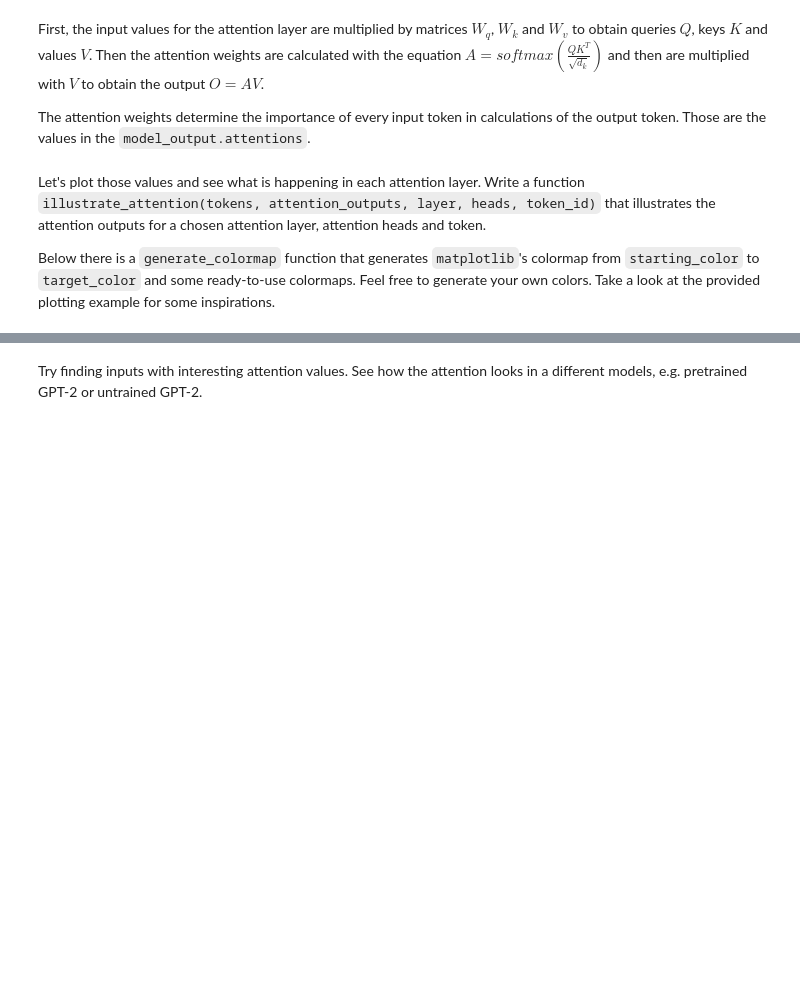
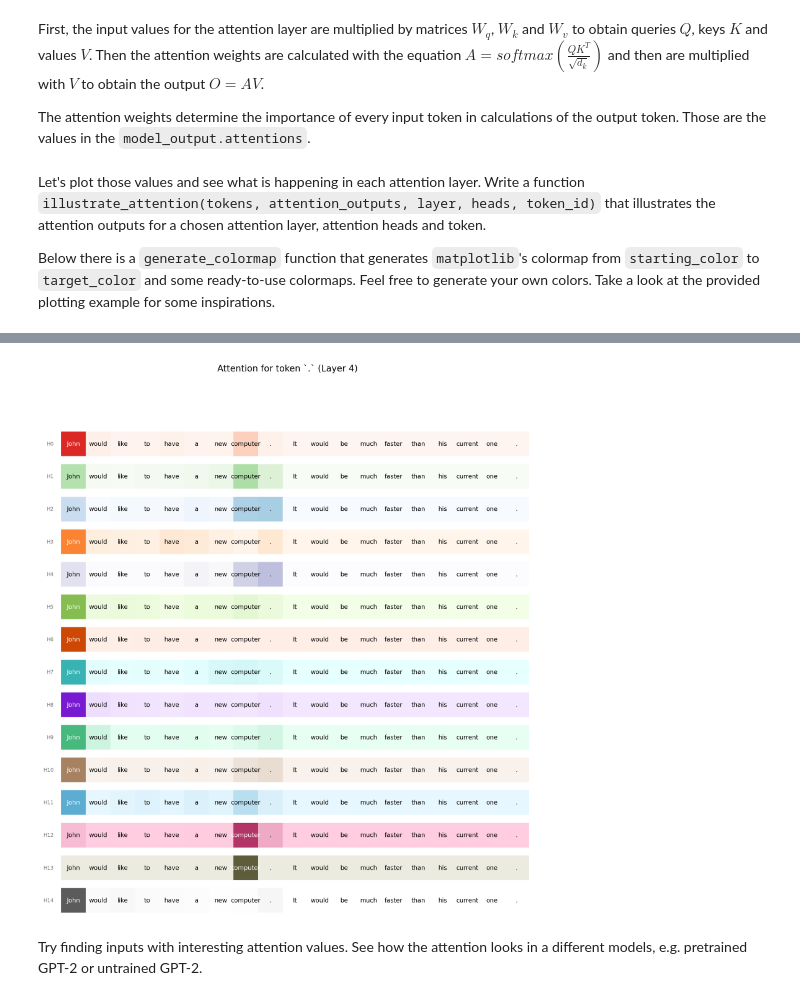
Before and after one commit to MichalSlowakiewicz/NLP, a Jupyter notebook: LAB_4.ipynb, the cells around one changed output, grey strips where cells are left out. Saved outputs shown, nothing was run; the diff lists cells and outputs as text; code cells hidden in the pictures; blank space fills up the shorter version.

```diff
--- a/LAB_4.ipynb
+++ b/LAB_4.ipynb
@@ -174,20 +282,62 @@ plt.show()
 # %%
 def illustrate_attention(tokens, attention_outputs, layer, heads, token_id):
     """
         Plots the results of the attention mechanism in the chosen attention layer `layer` and heads `heads`
         for token `token_id`.
 
         Arguments:
             - tokens - list of strings with token labels
             - attention_outputs - the `attentions` parameter of model's output object
             - layer - the id of the chosen attention layer
             - heads - the list of ids of the chosen attention heads
             - token_id - the id of the chosen token
     """
 
     # TODO
 
-illustrate_attention(tokenized_text, model_output.attentions, 4, list(range(0, 15)), 2)
+    layer_attention = attention_outputs[layer][0]
+
+    if hasattr(layer_attention, 'detach'):
+        layer_attention = layer_attention.detach().cpu().numpy()
+
+    num_heads = len(heads)
+    target_label = tokens[token_id]
+
+    fig, axes = plt.subplots(
+        num_heads,
+        1,
+        figsize=(max(4, 0.6 * len(tokens)), 0.8 * num_heads),
+        sharey='row',
+        sharex='col'
+    )
+
+    if num_heads == 1:
+        axes = [axes]
+
+    fig.suptitle(f'Attention for token `{target_label}` (Layer {layer})')
+    fig.set_dpi(200)
+
+    for i, head_id in enumerate(heads):
+
+        attention_values = layer_attention[head_id, token_id, :].reshape(1, -1)
+
+        cmap = suggested_colormaps[i % len(suggested_colormaps)]
+
+        axes[i].imshow(attention_values, cmap=cmap, vmin=0, vmax=1)
+        axes[i].axis('off')
+
+        axes[i].text(-0.8, 0, f"H{head_id}", fontsize='x-small', ha="right", va="center", color='gray')
+
+        for j, token in enumerate(tokens):
+            text_color = 'black' if attention_values[0, j] < 0.5 else 'white'
+            axes[i].text(j, 0, token, fontsize='small', ha="center", va="center", color=text_color)
+
+    plt.subplots_adjust(wspace=0, hspace=0)
+    plt.show()
+
+illustrate_attention(tokenized_text, model_output.attentions, 4, list(range(0, 15)), 8)
+# %% [output]
+[figure, added]
 # %% [markdown]
 Try finding inputs with interesting attention values. See how the attention looks in a different models, e.g. pretrained GPT-2 or untrained GPT-2.
 # %%
```
Also changed, not shown: parts of 10 cells of this notebook.
